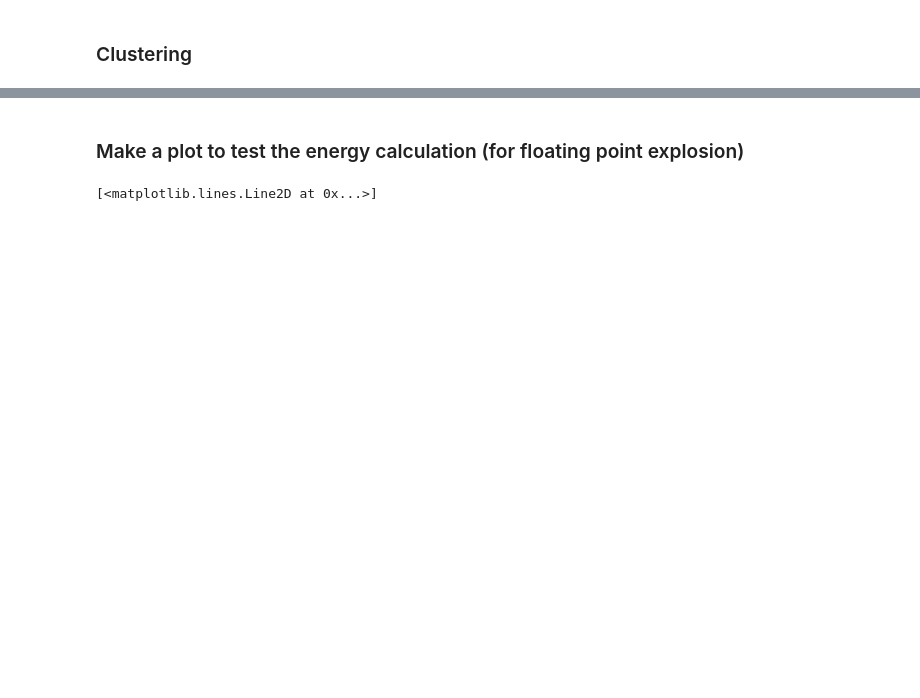
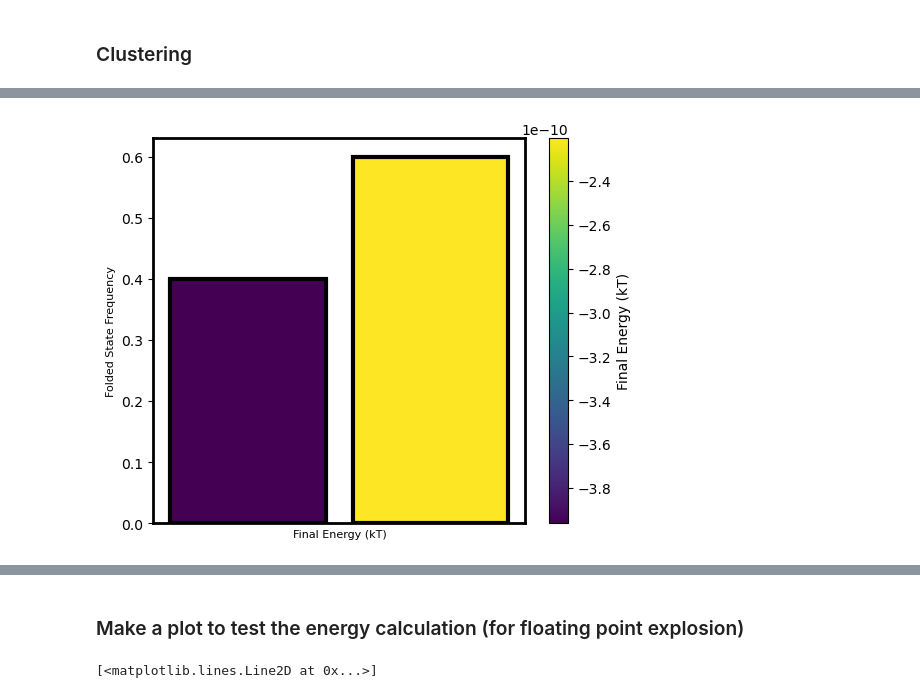
Before and after one commit to dymc9548/Magnetic-actuator-simulation, a Jupyter notebook: initial_Visualization.ipynb, the cells around one changed output, grey strips where cells are left out. Drawn from its saved outputs; the diff is of its cells as text; code cells hidden in the pictures; blank space fills up the shorter version.

```diff
--- a/initial_Visualization.ipynb
+++ b/initial_Visualization.ipynb
@@ -139,0 +149,5 @@ clusternumber = vis.cluster_num(final_hinges,cluster_max,states, Plot = True)
+# %%
+clusternumbers, cluster_count, cluster_prob, energies, ordered_centers, all_stds = vis.cluster_stats(final_hinges, clusternumber, clustercenters, cluster_labels,
+                                                                                                    final_es, plot=True)
+# %% [output]
+[figure, added]
```
Also changed, not shown: parts of 8 cells of this notebook, 3 other files.
